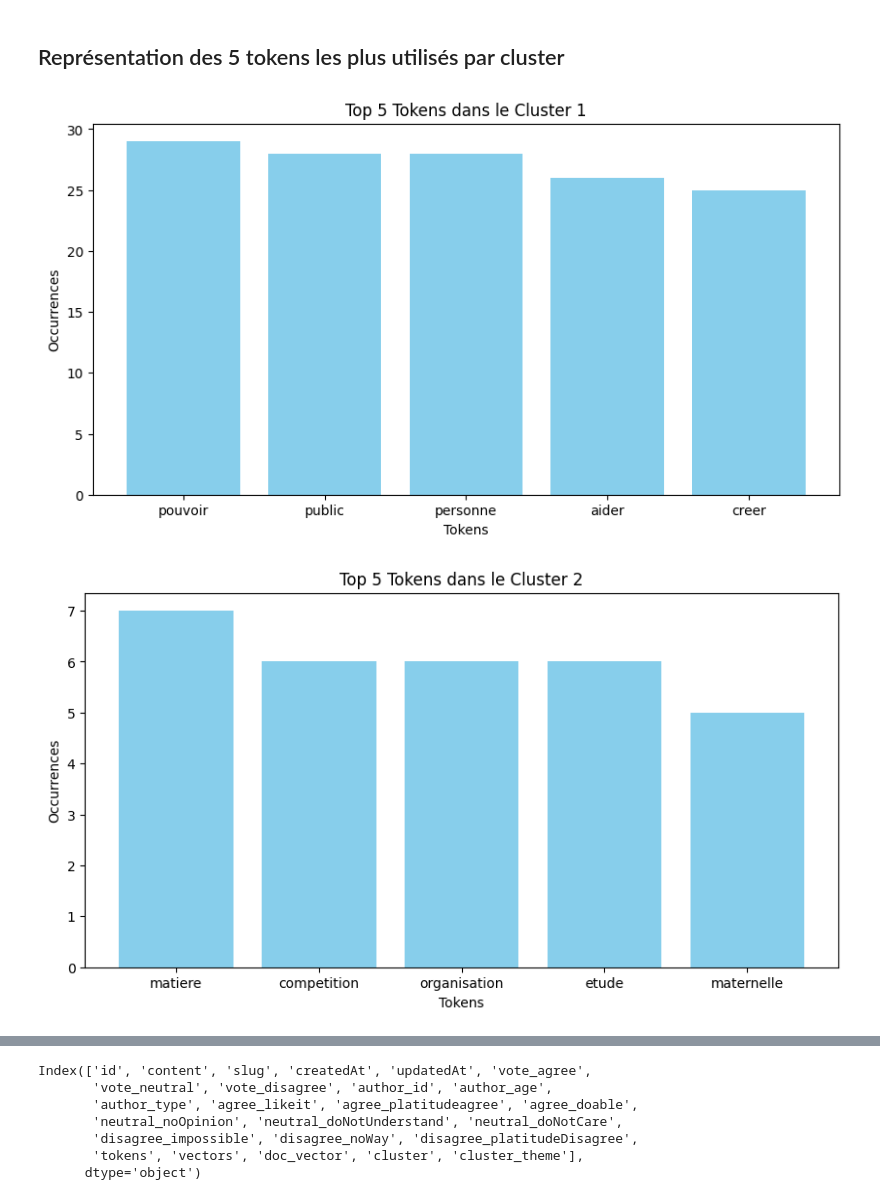
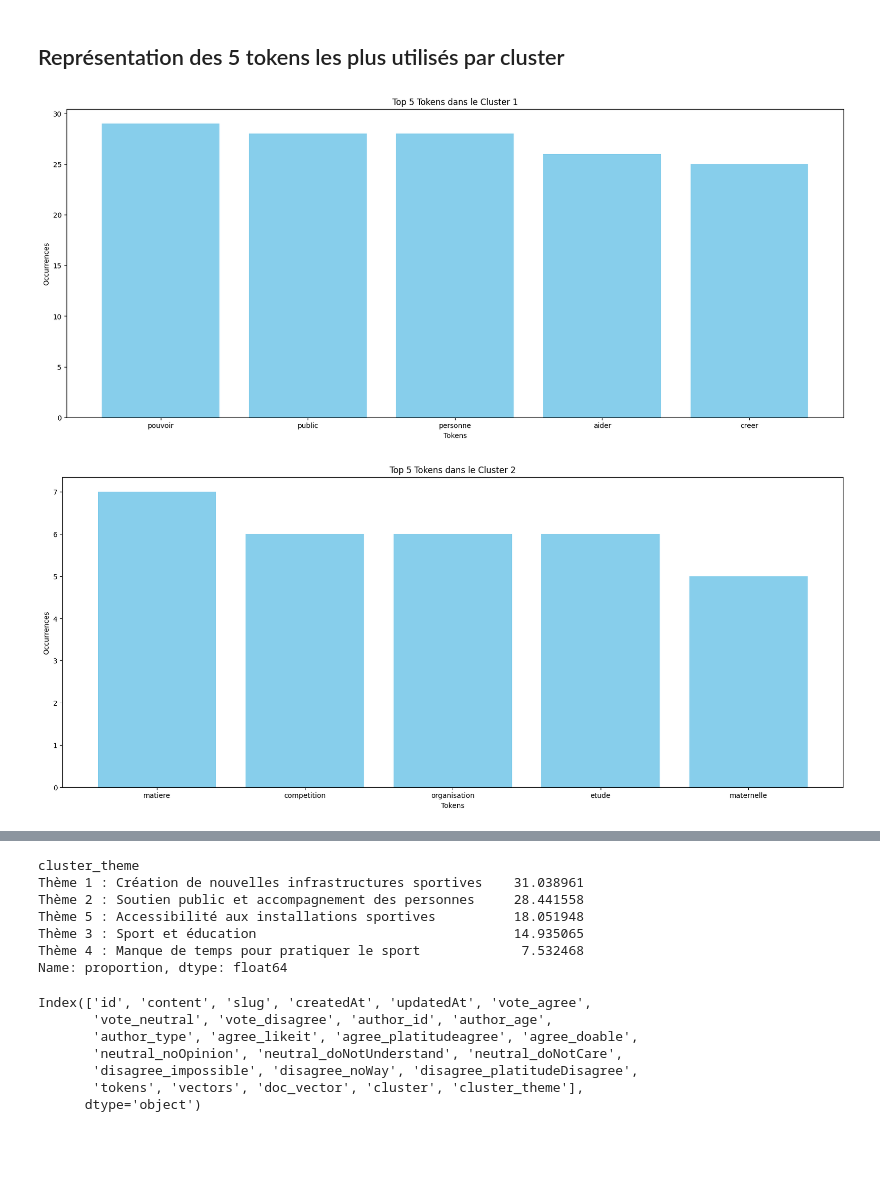
Before and after one commit to ValdesFeudjio/customer-feedback-analyzer, a Jupyter notebook: src/data_exploration.ipynb, the cells around one changed output, grey strips where cells are left out. Cells and saved outputs as stored; diff of their text form; code cells hidden in the pictures; blank space fills up the shorter version.

```diff
--- a/src/data_exploration.ipynb
+++ b/src/data_exploration.ipynb
@@ -551,30 +545,30 @@ visualize_clusters_2d(X, df['cluster'], method='tsne')
 # %%
 from collections import Counter
 
 # Calculer la fréquence des tokens par cluster
 top_tokens_by_cluster = {}
 
 for cluster in df['cluster'].unique():
     # Sélectionner les tokens de chaque cluster
     cluster_tokens = df[df['cluster'] == cluster]['tokens'].sum()
 
     # Compter les occurrences de chaque token
     token_counts = Counter(cluster_tokens)
 
     # Obtenir les 5 tokens les plus fréquents
     top_tokens = token_counts.most_common(5)
     top_tokens_by_cluster[cluster] = top_tokens
 
 # Visualiser les 5 tokens les plus fréquents par cluster
 for cluster, tokens in top_tokens_by_cluster.items():
     tokens_list, counts = zip(*tokens)
 
-    plt.figure(figsize=(10, 5))
+    plt.figure(figsize=(20, 8))
     plt.bar(tokens_list, counts, color='skyblue')
     plt.title(f'Top 5 Tokens dans le Cluster {cluster}')
     plt.xlabel('Tokens')
     plt.ylabel('Occurrences')
     plt.show()
 # %% [output]
-[figure, old version]
+[figure, new version]
-[figure, old version]
+[figure, new version]
@@ -615,6 +609,17 @@ def get_cluster_theme(cluster_id):
 # %%
 ## Utulisation de la fonction afin de correspondre chaque cluster à un thème
 df['cluster_theme'] = df['cluster'].apply(get_cluster_theme)
+# %%
+# repartition des thèmes en pourcentage
+df['cluster_theme'].value_counts(normalize=True) * 100
+# %% [output]
+cluster_theme
+Thème 1 : Création de nouvelles infrastructures sportives    31.038961
+Thème 2 : Soutien public et accompagnement des personnes     28.441558
+Thème 5 : Accessibilité aux installations sportives          18.051948
+Thème 3 : Sport et éducation                                 14.935065
+Thème 4 : Manque de temps pour pratiquer le sport             7.532468
+Name: proportion, dtype: float64
 # %%
 df.columns
 # %% [output]
```
Also changed, not shown: parts of 14 cells of this notebook, 5 other files.
